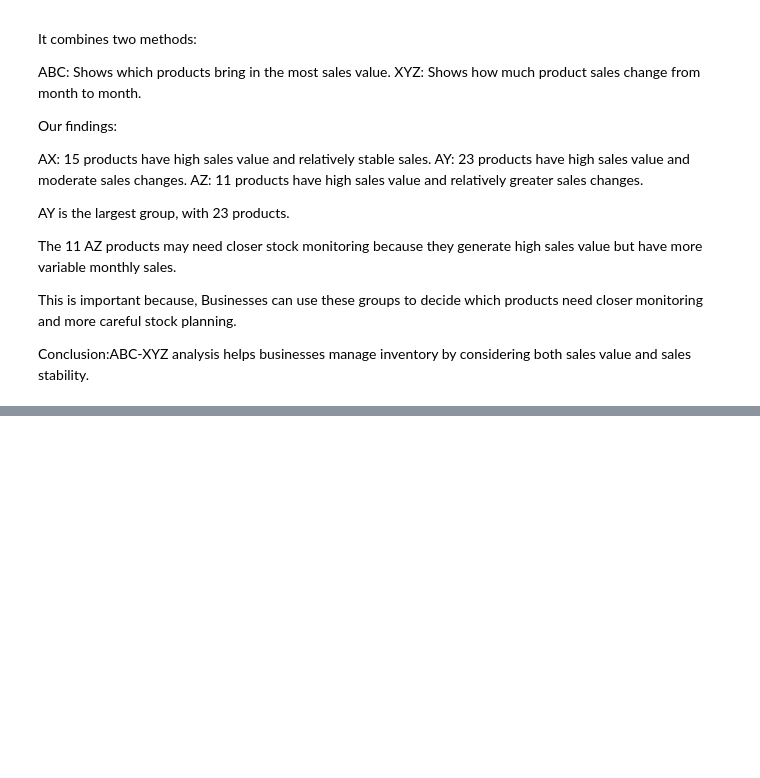
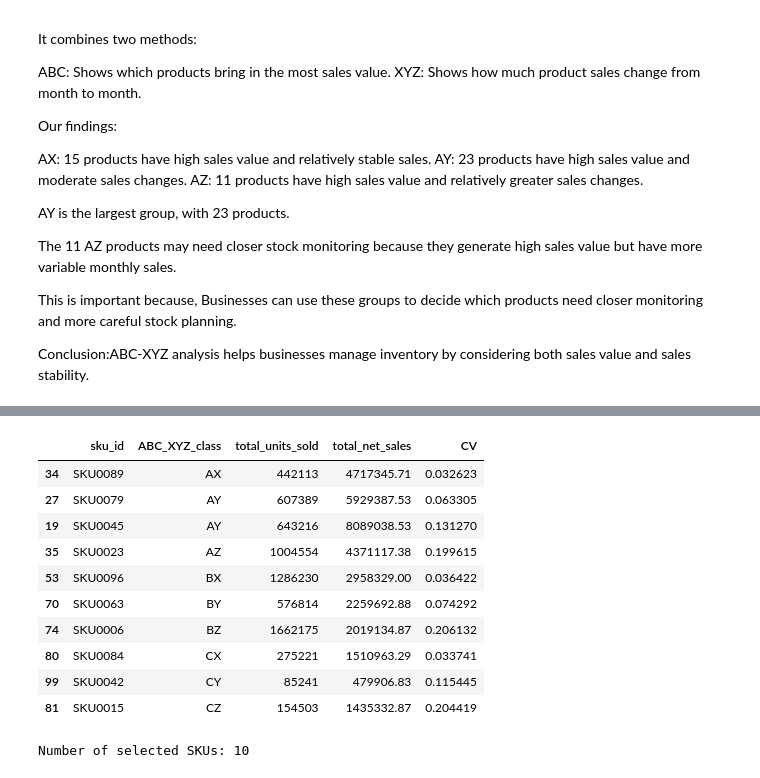
Before and after one commit to s3inn/fmcg-demand-forecasting-capstone, a Jupyter notebook: notebooks/04_abc_xyz_segmentation.ipynb, the cells around one changed output, grey strips where cells are left out. Cells and saved outputs as stored; diff of their text form; code cells hidden in the pictures; blank space fills up the shorter version.

Commit message:
Update ABC-XYZ segmentation and demand forecasting

```diff
--- a/notebooks/04_abc_xyz_segmentation.ipynb
+++ b/notebooks/04_abc_xyz_segmentation.ipynb
@@ -450,0 +501,44 @@ Conclusion:ABC-XYZ analysis helps businesses manage inventory by considering bot
+# %%
+# Select representative SKUs from all nine ABC-XYZ segments
+
+sample_sizes = {
+    "AX": 1,
+    "AY": 2,
+    "AZ": 1,
+    "BX": 1,
+    "BY": 1,
+    "BZ": 1,
+    "CX": 1,
+    "CY": 1,
+    "CZ": 1
+}
+
+selected_skus = pd.concat([
+    abc_xyz[abc_xyz["ABC_XYZ_class"] == segment].sample(
+        n=size,
+        random_state=42
+    )
+    for segment, size in sample_sizes.items()
+])
+
+selected_skus = selected_skus.sort_values("ABC_XYZ_class")
+
+display(selected_skus[
+    ["sku_id", "ABC_XYZ_class", "total_units_sold",
+     "total_net_sales", "CV"]
+])
+
+print("Number of selected SKUs:", selected_skus["sku_id"].nunique())
+# %% [output]
+|  | sku_id | ABC_XYZ_class | total_units_sold | total_net_sales | CV |
+| 34 | SKU0089 | AX | 442113 | 4717345.71 | 0.032623 |
+| 27 | SKU0079 | AY | 607389 | 5929387.53 | 0.063305 |
+| 19 | SKU0045 | AY | 643216 | 8089038.53 | 0.131270 |
+| 35 | SKU0023 | AZ | 1004554 | 4371117.38 | 0.199615 |
+| 53 | SKU0096 | BX | 1286230 | 2958329.00 | 0.036422 |
+| 70 | SKU0063 | BY | 576814 | 2259692.88 | 0.074292 |
+| 74 | SKU0006 | BZ | 1662175 | 2019134.87 | 0.206132 |
+| 80 | SKU0084 | CX | 275221 | 1510963.29 | 0.033741 |
+| 99 | SKU0042 | CY | 85241 | 479906.83 | 0.115445 |
+| 81 | SKU0015 | CZ | 154503 | 1435332.87 | 0.204419 |
+Number of selected SKUs: 10
```
Also changed, not shown: parts of 3 cells of this notebook, 1 other file.
